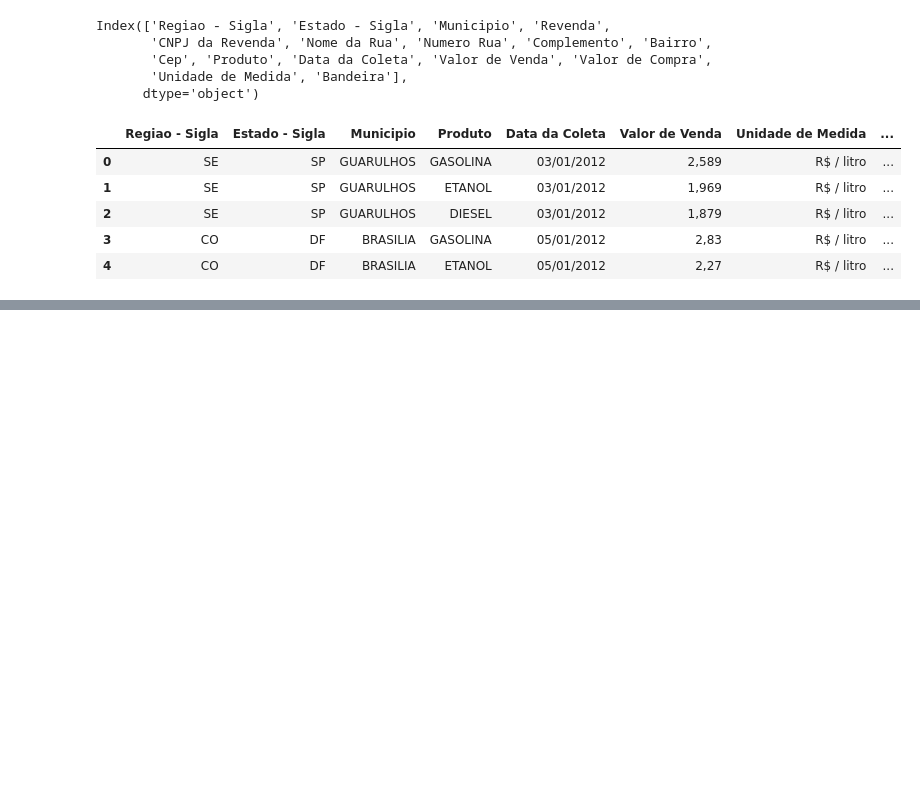
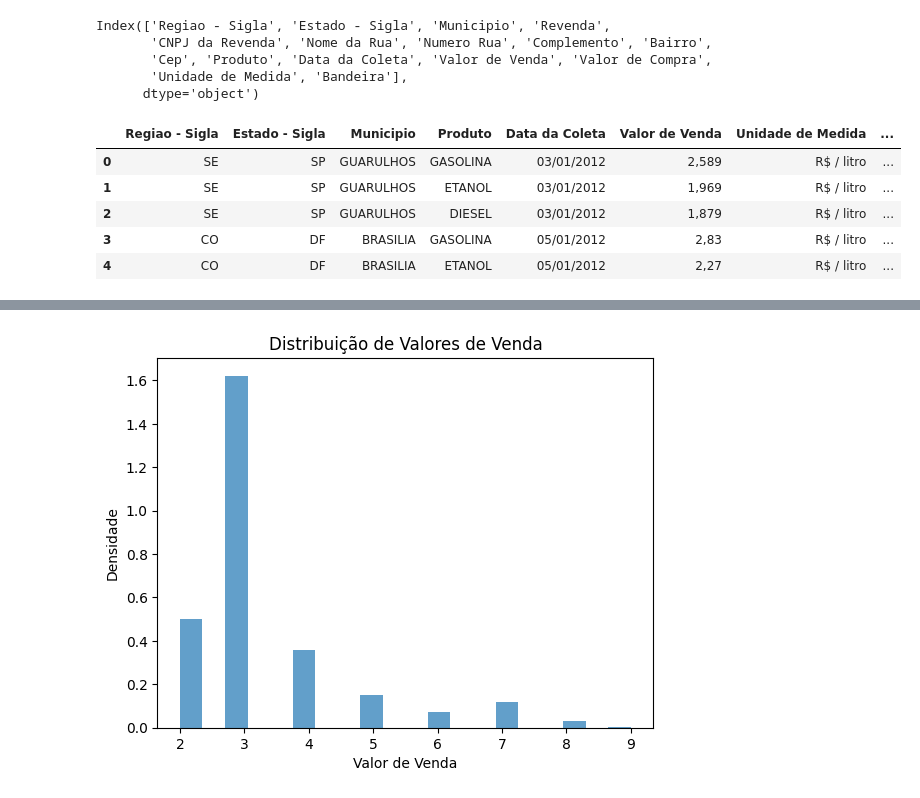
Before and after one commit to Jacksonvieira431/combustiveis_automotivos, a Jupyter notebook: Analise.ipynb, the cells around one changed output, grey strips where cells are left out. Saved outputs shown, nothing was run; the diff lists cells and outputs as text; code cells hidden in the pictures; blank space fills up the shorter version.

```diff
--- a/Analise.ipynb
+++ b/Analise.ipynb
@@ -84,4 +85,4 @@ combustiveis_automotivos_df.head()
 | 3 | CO | DF | BRASILIA | GASOLINA | 05/01/2012 | 2,83 | R$ / litro | ... |
 | 4 | CO | DF | BRASILIA | ETANOL | 05/01/2012 | 2,27 | R$ / litro | ... |
 # %%
-combustiveis_automotivos_df - combustiveis_automotivos_df.dropna(axis=0)
+combustiveis_automotivos_df = combustiveis_automotivos_df.dropna(axis=0)
@@ -91,0 +123,9 @@ Index(['Regiao - Sigla', 'Estado - Sigla', 'Municipio', 'Produto',
+# %%
+formato_data = '%d/%m/%Y'  # Formato dia/mês/ano
+combustiveis_automotivos_df['Data da Coleta'] = pd.to_datetime(combustiveis_automotivos_df['Data da Coleta'], format=formato_data)
+
+# Convertendo a coluna 'Valor de Venda' para float
+combustiveis_automotivos_df['valor_venda'] = combustiveis_automotivos_df['Valor de Venda'].str.replace(',', '.').astype(float)
+
+# Exibindo informações do DataFrame
+combustiveis_automotivos_df.info()
@@ -91,0 +163,20 @@ Index(['Regiao - Sigla', 'Estado - Sigla', 'Municipio', 'Produto',
+# %%
+# Limpa a coluna 'Valor de Venda' e converte para float
+combustiveis_automotivos_df['Valor de Venda'] = pd.to_numeric(combustiveis_automotivos_df['Valor de Venda'], errors='coerce')
+
+# Remove linhas com valores ausentes em 'Valor de Venda'
+combustiveis_automotivos_df = combustiveis_automotivos_df.dropna(subset=['Valor de Venda'])
+
+# Calcula a distribuição dos valores de venda
+hist, edges = np.histogram(combustiveis_automotivos_df['Valor de Venda'], bins=20, density=True)
+bin_labels = [f"{edges[i]:.2f} - {edges[i+1]:.2f}" for i in range(len(edges)-1)]
+combustiveis_automotivos_df['distribuicao_vendas'] = pd.cut(combustiveis_automotivos_df['Valor de Venda'], bins=edges, labels=bin_labels, include_lowest=True)
+
+# Plota o histograma da distribuição de valores de venda
+plt.hist(combustiveis_automotivos_df['Valor de Venda'], bins=20, density=True, alpha=0.7)
+plt.xlabel('Valor de Venda')
+plt.ylabel('Densidade')
+plt.title('Distribuição de Valores de Venda')
+plt.show()
+# %% [output]
+[figure, added]
```
Also changed, not shown: parts of 12 cells of this notebook.
